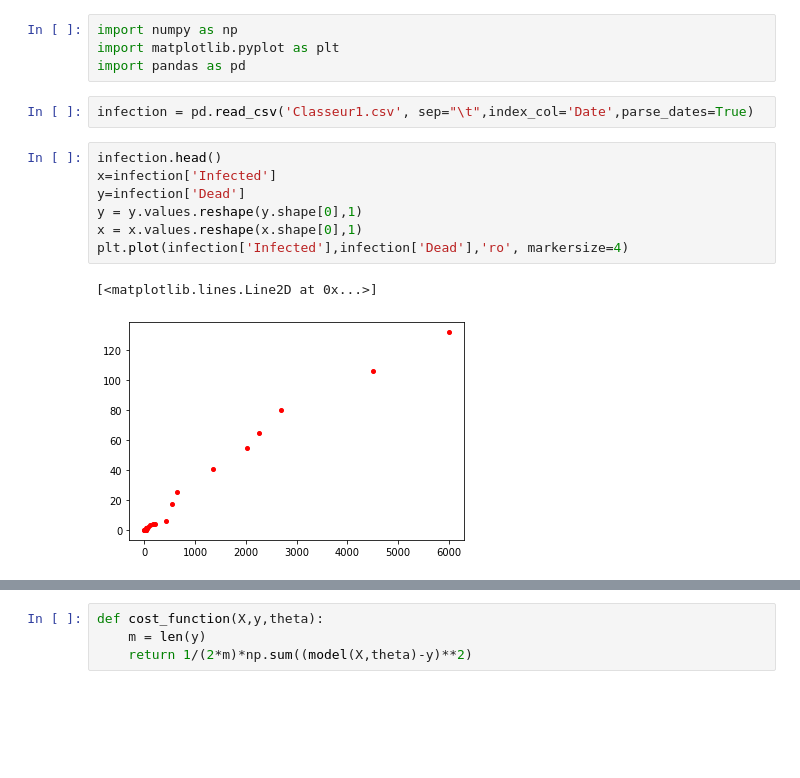
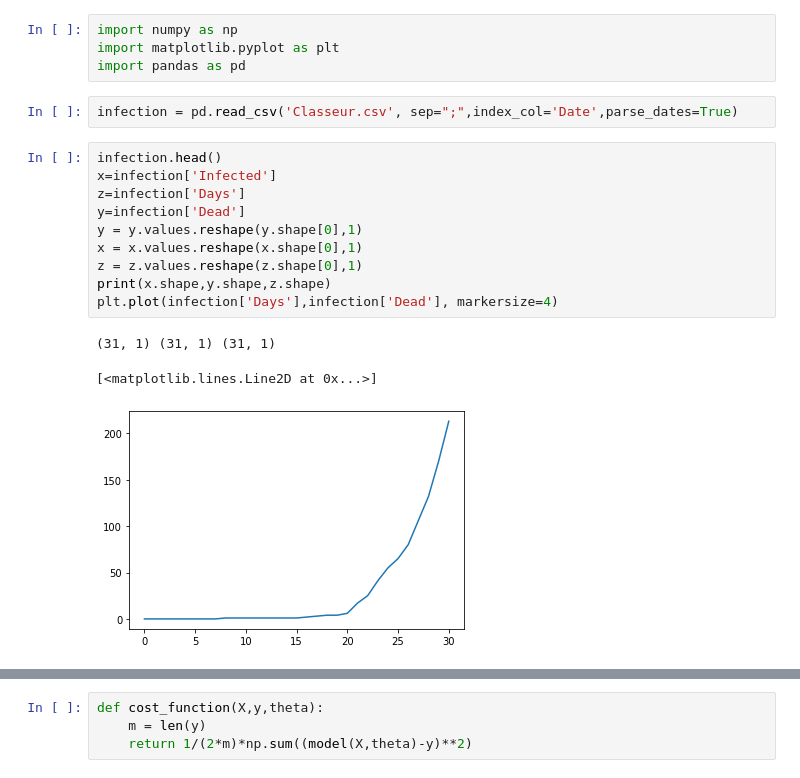
Before and after one commit to louisnot/n-Cov2019, a Jupyter notebook: Corona_Virus.ipynb, the cells around one changed output, grey strips where cells are left out. Drawn from its saved outputs; the diff is of its cells as text; blank space fills up the shorter version.

```diff
--- a/Corona_Virus.ipynb
+++ b/Corona_Virus.ipynb
@@ -3,14 +3,18 @@ import numpy as np
 import matplotlib.pyplot as plt
 import pandas as pd
 # %%
-infection = pd.read_csv('Classeur1.csv', sep="\t",index_col='Date',parse_dates=True)
+infection = pd.read_csv('Classeur.csv', sep=";",index_col='Date',parse_dates=True)
 # %%
 infection.head()
 x=infection['Infected']
+z=infection['Days']
 y=infection['Dead']
 y = y.values.reshape(y.shape[0],1)
 x = x.values.reshape(x.shape[0],1)
-plt.plot(infection['Infected'],infection['Dead'],'ro', markersize=4)
+z = z.values.reshape(z.shape[0],1)
+print(x.shape,y.shape,z.shape)
+plt.plot(infection['Days'],infection['Dead'], markersize=4)
 # %% [output]
-[<matplotlib.lines.Line2D at 0x...>]
+(31, 1) (31, 1) (31, 1)
+[<matplotlib.lines.Line2D at 0x...>]
-[figure, old version]
+[figure, new version]
```
Also changed, not shown: parts of 27 cells of this notebook.
